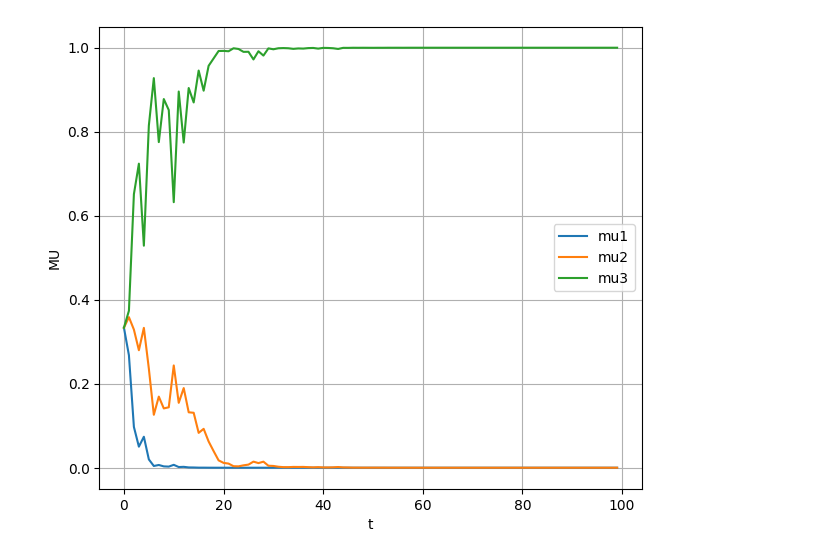
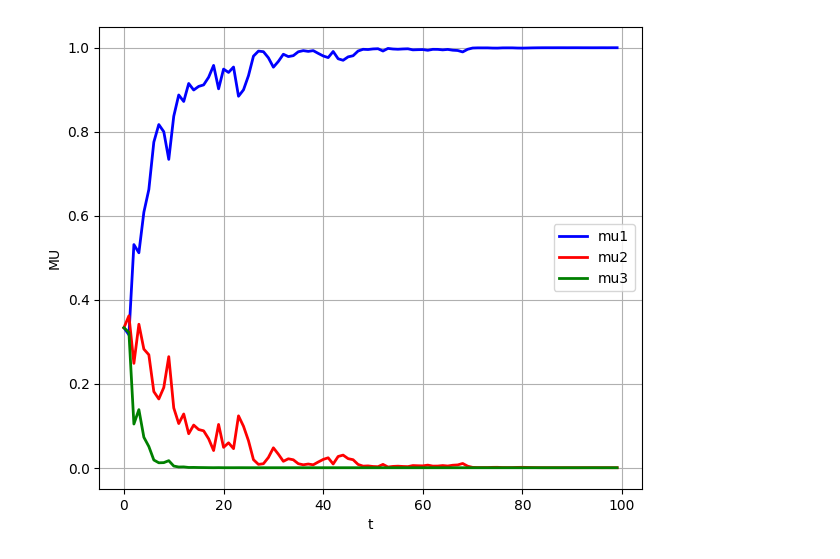
Before and after one commit to ehsan-lari/SocialLearning, a Jupyter notebook: SocialLearning_01.ipynb, the cells around one changed output. Drawn from its saved outputs; the diff is of its cells as text; code cells hidden in the pictures.

```diff
--- a/SocialLearning_01.ipynb
+++ b/SocialLearning_01.ipynb
@@ -13,19 +13,21 @@ MU_ALL = torch.zeros(T_MAX, N_STATES)
 # %%
 for t in range(T_MAX):
     MU_ALL[t, :] = MU
-    x = torch.randn(1) + torch.Tensor([1.6])
+    x = torch.randn(1) + torch.Tensor([0.6])
     for n in range(N_STATES):
         MU_TEMP[n] = MU[n] * torch.exp( - ( x - V[n] )**2 / 2 ) / torch.sum( MU*torch.exp( - ( x*torch.ones(N_STATES) - V )**2 /2 ) )
     MU = MU_TEMP
 # %%
 import matplotlib.pyplot as plt
 
 plt.figure(figsize=(7, 6))
-plt.plot(MU_ALL.detach().numpy())
+plt.plot(MU_ALL.detach().numpy()[:,0], linewidth = 2, color= 'blue', label = 'mu1')
+plt.plot(MU_ALL.detach().numpy()[:,1], linewidth = 2, color= 'red', label = 'mu2')
+plt.plot(MU_ALL.detach().numpy()[:,2], linewidth = 2, color= 'green', label = 'mu3')
 plt.grid(axis='both')
 plt.xlabel('t')
 plt.ylabel('MU')
-plt.legend(['mu1', 'mu2', 'mu3'])
+plt.legend()
 plt.show()
 # %% [output]
-[figure, old version]
+[figure, new version]
```
